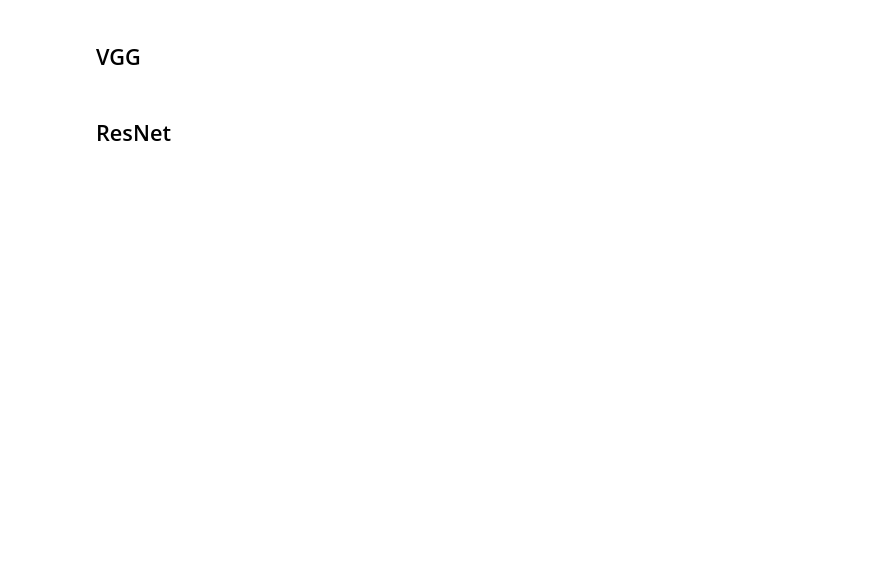
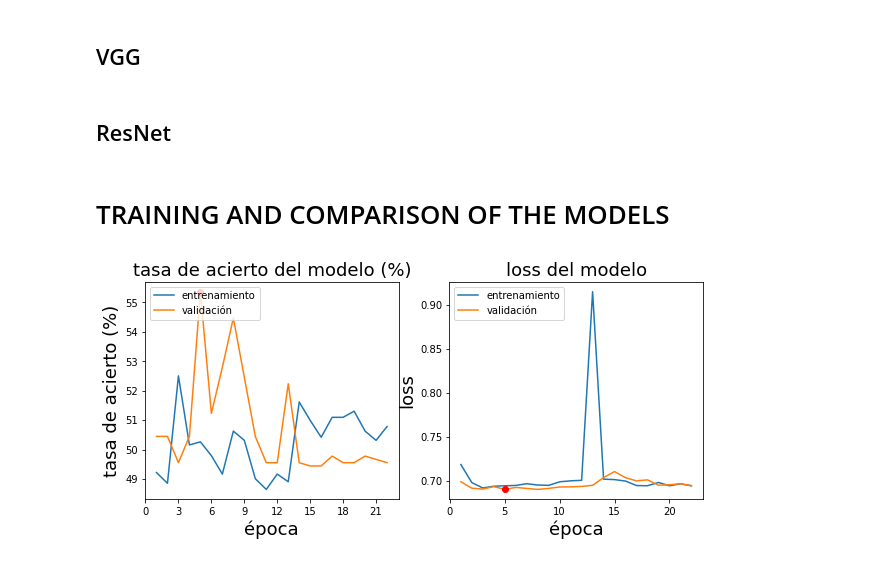
Before and after one commit to anaacapilla/MIA3, a Jupyter notebook: Copy_of_Ejercicio_Jumanji.ipynb, the cells around one changed output. Saved outputs shown, nothing was run; the diff lists cells and outputs as text; code cells hidden in the pictures; blank space fills up the shorter version.

```diff
--- a/Copy_of_Ejercicio_Jumanji.ipynb
+++ b/Copy_of_Ejercicio_Jumanji.ipynb
@@ -252,2 +228,2 @@ Epoch 5/5
 # %%
-generator = ImageResizer("cats_and_dogs_filtered/train", (64,64), rotation = 30, batch_size=128, to_fit=False)
+val_generator = ImageResizer("cats_and_dogs_filtered/validation", (64,64), rotation = 30, batch_size=128, to_fit=False)
@@ -266,0 +230,5 @@ array([[0.43982688, 0.5601731 ],
+# %%
+number_train_samples = len(train_generator.files)
+number_val_samples   = len(val_generator.files)
+
+number_train_samples, number_val_samples
@@ -335,5 +326,7 @@ flatten = keras.layers.Flatten(data_format="channels_last")(pooling)
 dense = keras.layers.Dense(512, activation="tanh")(flatten)
 classifier = keras.layers.Dense(2, activation="softmax")(dense)
 # %%
-model = keras.Model(inputs=input_layer, outputs=classifier)
-model.compile(optimizer="adam", loss="categorical_crossentropy")
+resnet_model = keras.Model(inputs=input_layer, outputs=classifier)
+resnet_model.compile(optimizer="adam", loss="categorical_crossentropy",metrics = "accuracy")
+# %% [markdown]
+# TRAINING AND COMPARISON OF THE MODELS
@@ -339,0 +359,44 @@ model.compile(optimizer="adam", loss="categorical_crossentropy")
+# %%
+acum_tr_acc = []
+acum_val_acc = []
+best_val_acc = -1000
+acum_tr_loss  = []
+acum_val_loss = []
+# %%
+batch_size = 32
+epochs = 10
+
+modelpath="model_current_best_parte3.h5"
+
+checkpoint = ModelCheckpoint(modelpath, monitor='val_accuracy', verbose=1,
+                             save_best_only=True,
+                             mode='max') # graba sólo los que mejoran en validación
+callbacks_list = [checkpoint]
+for e in range(epochs):
+    history = resnet_model.fit(train_generator,
+                        steps_per_epoch=number_train_samples // batch_size,
+                        epochs=1,
+                        callbacks=callbacks_list,
+                        verbose=1,
+                        shuffle = False,
+                        validation_data=val_generator,
+                        validation_steps=number_val_samples // batch_size
+                       )
+
+    if history.history['val_accuracy'][-1] > best_val_acc:
+        print("Validation accuracy improved from",
+            best_val_acc, 'to', history.history['val_accuracy'])
+        print("saving weights")
+        best_val_acc = history.history['val_accuracy'][-1]
+
+    acum_tr_acc.append(history.history['accuracy'][0])
+    acum_val_acc.append(history.history['val_accuracy'][0])
+    acum_tr_loss.append(history.history['loss'][0])
+    acum_val_loss.append(history.history['val_loss'][0])
+
+    if len(acum_tr_acc) > 1:
+        clear_output()
+        best_i = np.argmax(acum_val_acc)
+        grafica_entrenamiento(acum_tr_acc, acum_val_acc, acum_tr_loss, acum_val_loss, best_i)
+# %% [output]
+[figure, added]
```
Also changed, not shown: parts of 17 cells of this notebook.
